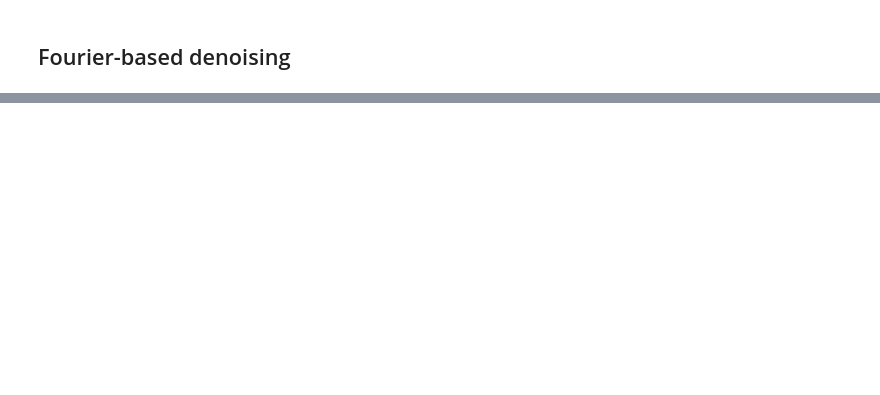
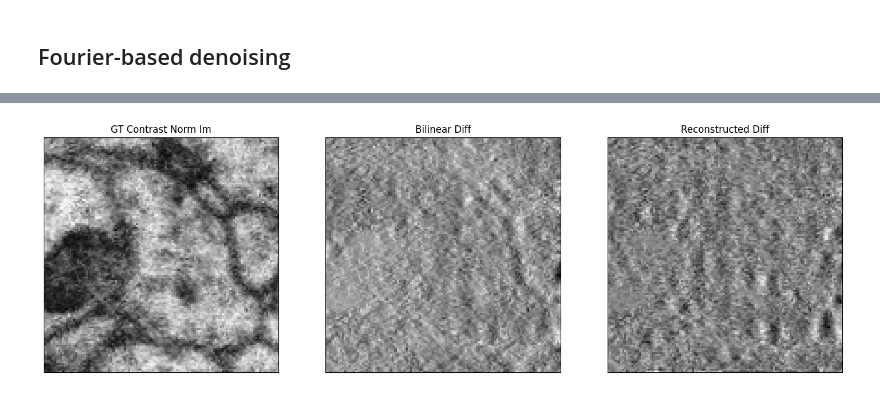
Before and after one commit to jakobtroidl/niiv, a Jupyter notebook: util/fft.ipynb, the cells around one changed output, grey strips where cells are left out. Cells and saved outputs as stored; diff of their text form; code cells hidden in the pictures; blank space fills up the shorter version.

```diff
--- a/util/fft.ipynb
+++ b/util/fft.ipynb
@@ -62,2 +73,5 @@ plt.show()
+# %%
+def normalize(image):
+    return (image - np.min(image)) / (np.max(image) - np.min(image))
 # %% [markdown]
 ## Fourier-based denoising
@@ -125,0 +78,85 @@ plt.show()
+# %%
+# Load the image (converting to grayscale)
+rec_path = "/home/jakobtroidl/Desktop/neural-volumes/logs/hemibrain-volume-noisy-test-gradient-regularizer/results_iteration_86/15548_15559_15781/result/result_0_psnr_19,80945963369335.png"
+rec_image = Image.open(rec_path).convert('L')
+
+gt_path = "/home/jakobtroidl/Desktop/neural-volumes/logs/hemibrain-volume-noisy-test-gradient-regularizer/results_iteration_86/15548_15559_15781/gt/gt_0.png"
+gt_image = Image.open(gt_path).convert('L')
+
+bilinear_path = "/home/jakobtroidl/Desktop/neural-volumes/logs/hemibrain-volume-noisy-test-gradient-regularizer/results_iteration_86/15548_15559_15781/bilinear/bilinear_0_psnr_20,85474859157829.png"
+bilinear_image = Image.open(bilinear_path).convert('L')
+
+# Define a transform pipeline
+transform = transforms.Compose([
+    transforms.Grayscale(),         # Convert to grayscale
+    transforms.ToTensor(),          # Convert to tensor
+    transforms.Normalize(mean=[0.5], std=[0.5]), # Normalize pixel values
+])
+
+normalized_gt = transform(gt_image).squeeze().numpy()
+normalized_bilinear = transform(bilinear_image).squeeze().numpy()
+normalized_reconstructed = transform(rec_image).squeeze().numpy()
+
+# normalize above images between 0 and 1
+normalized_gt = normalize(normalized_gt)
+normalized_bilinear = normalize(normalized_bilinear)
+normalized_reconstructed = normalize(normalized_reconstructed)
+
+
+bilinear_diff = normalize(normalized_gt - normalized_bilinear)
+reconstructed_diff = normalize(normalized_gt - normalized_reconstructed)
+
+# Display the original and denoised images
+plt.figure(figsize=(18, 6))
+
+plt.subplot(131), plt.imshow(normalized_gt, cmap='gray')
+plt.title('GT Contrast Norm Im'), plt.xticks([]), plt.yticks([])
+
+plt.subplot(132), plt.imshow(bilinear_diff, cmap='gray')
+plt.title('Bilinear Diff'), plt.xticks([]), plt.yticks([])
+
+plt.subplot(133), plt.imshow(reconstructed_diff, cmap='gray')
+plt.title('Reconstructed Diff'), plt.xticks([]), plt.yticks([])
+
+plt.show()
+
+rec_denoised = fourier_denoiser(normalized_reconstructed, 20)
+gt_denoised = fourier_denoiser(normalized_gt, 20)
+bilinear_denoised = fourier_denoiser(normalized_bilinear, 20)
+gt_denoised = normalize(gt_denoised)
+
+
+psnr = PeakSignalNoiseRatio(data_range=(0, 1))
+
+# Compute the PSNR of the original and denoised images
+psnr_bilinear_noisy = psnr(torch.from_numpy(normalized_bilinear), torch.from_numpy(normalized_gt))
+psnr_rec_nosiy = psnr(torch.from_numpy(normalized_reconstructed), torch.from_numpy(normalized_gt))
+
+psnr_bilinear = psnr(torch.from_numpy(bilinear_denoised), torch.from_numpy(gt_denoised))
+psnr_rec = psnr(torch.from_numpy(rec_denoised), torch.from_numpy(gt_denoised))
+
+print("---------------------------------------")
+print("PSNR of Noisy Images: ")
+print("Bilinear interpolation: ", psnr_bilinear_noisy)
+print("Reconstructed interpolation: ", psnr_rec_nosiy)
+
+print("---------------------------------------")
+print("PSNR of Denoised Images: ")
+print("Bilinear interpolation: ", psnr_bilinear)
+print("Reconstructed interpolation: ", psnr_rec)
+
+# Display the original and denoised images
+plt.figure(figsize=(18, 6))
+
+plt.subplot(131), plt.imshow(gt_denoised, cmap='gray')
+plt.title('GT Denoised Im'), plt.xticks([]), plt.yticks([])
+
+plt.subplot(132), plt.imshow(bilinear_denoised, cmap='gray')
+plt.title('Bilinear Denoised Im - PSNR: {}'.format(round(psnr_bilinear.item(), 2))), plt.xticks([]), plt.yticks([])
+
+plt.subplot(133), plt.imshow(rec_denoised, cmap='gray')
+plt.title('Reconstructed Denoised Im - PSNR: {}'.format(round(psnr_rec.item(), 2))), plt.xticks([]), plt.yticks([])
+
+plt.show()
+# %% [output]
+[figure, added]
```
Also changed, not shown: parts of 11 cells of this notebook, 3 other files.
